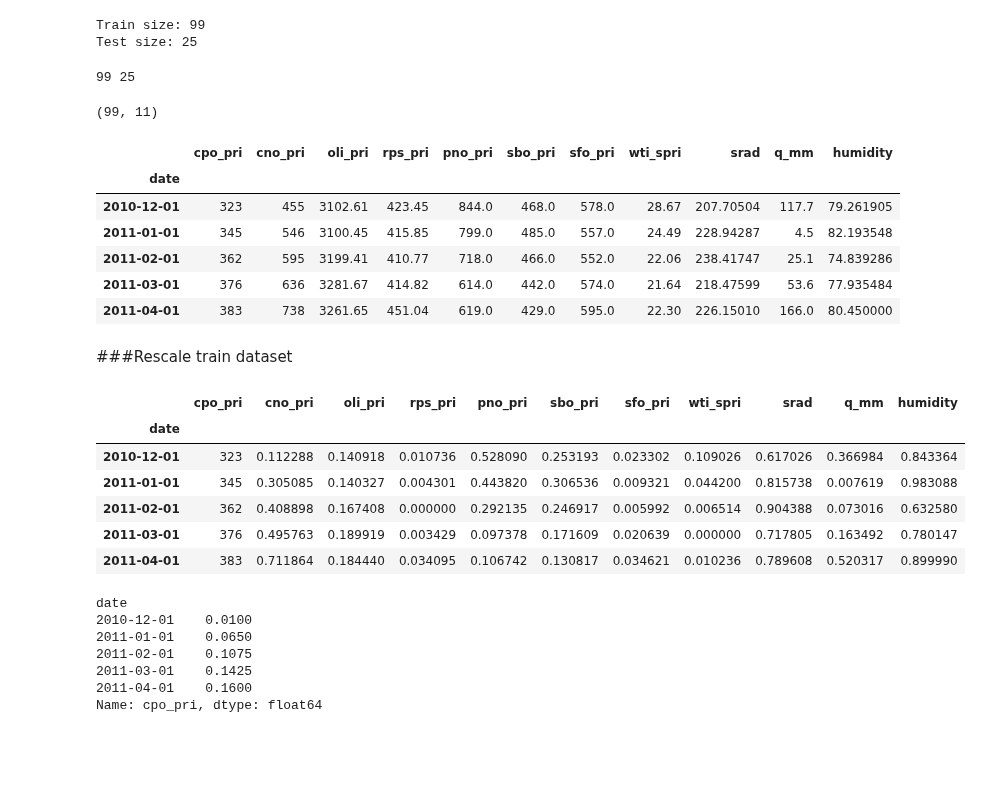
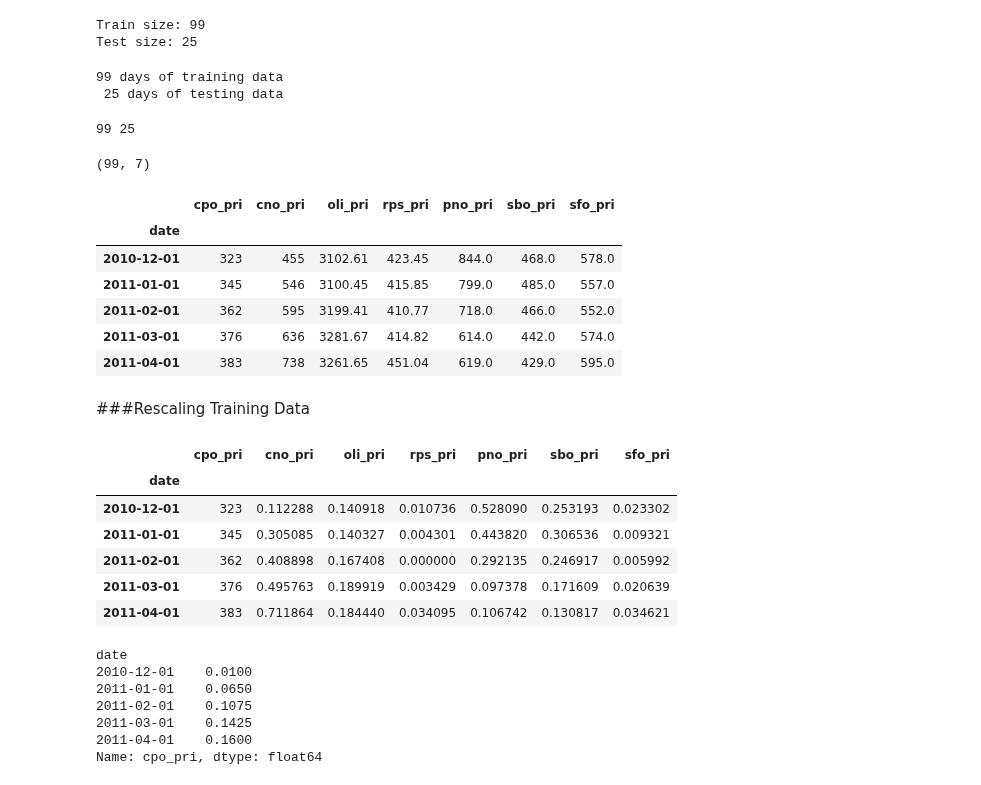
Before and after one commit to mofuoku417/Machine-Learning-Techniques-for-Multivariate-Time-Series-Forecasting-of-Crude-Palm-Oil-Prices, a Jupyter notebook: MV_LSTM.ipynb, the cells around one changed output. Saved outputs shown, nothing was run; the diff lists cells and outputs as text; code cells hidden in the pictures; blank space fills up the shorter version.

```diff
--- a/MV_LSTM.ipynb
+++ b/MV_LSTM.ipynb
@@ -57,7 +103,7 @@ def RMSE(y_true, y_pred):
 ###Load the Cleaned Data from Github
 # %%
 from pandas import read_csv
-path = 'https://raw.githubusercontent.com/mofuoku417/Machine-Learning-Techniques-for-Multivariate-Time-Series-Forecasting-of-Crude-Palm-Oil-Prices/main/Cleaned_data/df_final.csv'
+path = 'https://raw.githubusercontent.com/mofuoku417/Machine-Learning-Techniques-for-Multivariate-Time-Series-Forecasting-of-Crude-Palm-Oil-Prices/main/Cleaned_data/FS_2.csv'
 df = read_csv(path)
 df.head()
 # %% [output]
@@ -70,3 +116,6 @@ df.head()
 # %%
-df.index = pd.to_datetime(df['date'], format='%Y.%m.%d')
-del df['date']
+df['date']=pd.to_datetime(df['date'])
+#del df['date']
+# %%
+df.set_index('date', inplace=True)
+df.info()
@@ -154,6 +168,14 @@ print('Test size:', len(test))
 # %% [output]
 Train size: 99
 Test size: 25
+# %%
+split_date = '2019-02'
+df_training = df.loc[df.index <= split_date]
+df_test = df.loc[df.index > split_date]
+print(f"{len(df_training)} days of training data \n {len(df_test)} days of testing data ")
+# %% [output]
+99 days of training data
+ 25 days of testing data
 # %%
 train, test = df.iloc[0:train_size], df.iloc[train_size:len(df)]
 print(len(train), len(test))
@@ -163,32 +185,30 @@ print(len(train), len(test))
 print(train.shape)
 train.head()
 # %% [output]
-(99, 11)
+(99, 7)
-|  | cpo_pri | cno_pri | oli_pri | rps_pri | pno_pri | sbo_pri | sfo_pri | wti_spri | srad | q_mm | humidity |
-| date |  |  |  |  |  |  |  |  |  |  |  |
-| 2010-12-01 | 323 | 455 | 3102.61 | 423.45 | 844.0 | 468.0 | 578.0 | 28.67 | 207.70504 | 117.7 | 79.261905 |
-| 2011-01-01 | 345 | 546 | 3100.45 | 415.85 | 799.0 | 485.0 | 557.0 | 24.49 | 228.94287 | 4.5 | 82.193548 |
-| 2011-02-01 | 362 | 595 | 3199.41 | 410.77 | 718.0 | 466.0 | 552.0 | 22.06 | 238.41747 | 25.1 | 74.839286 |
-| 2011-03-01 | 376 | 636 | 3281.67 | 414.82 | 614.0 | 442.0 | 574.0 | 21.64 | 218.47599 | 53.6 | 77.935484 |
-| 2011-04-01 | 383 | 738 | 3261.65 | 451.04 | 619.0 | 429.0 | 595.0 | 22.30 | 226.15010 | 166.0 | 80.450000 |
+|  | cpo_pri | cno_pri | oli_pri | rps_pri | pno_pri | sbo_pri | sfo_pri |
+| date |  |  |  |  |  |  |  |
+| 2010-12-01 | 323 | 455 | 3102.61 | 423.45 | 844.0 | 468.0 | 578.0 |
+| 2011-01-01 | 345 | 546 | 3100.45 | 415.85 | 799.0 | 485.0 | 557.0 |
+| 2011-02-01 | 362 | 595 | 3199.41 | 410.77 | 718.0 | 466.0 | 552.0 |
+| 2011-03-01 | 376 | 636 | 3281.67 | 414.82 | 614.0 | 442.0 | 574.0 |
+| 2011-04-01 | 383 | 738 | 3261.65 | 451.04 | 619.0 | 429.0 | 595.0 |
-# %% [markdown]
-###Rescale train dataset
+# %% [markdown]
+###Rescaling Training Data
 # %%
-#f_transformer = RobustScaler()
 f_transformer = MinMaxScaler()
-feature_columns = ['cno_pri', 'oli_pri', 'rps_pri', 'pno_pri', 'sbo_pri', 'sfo_pri',
-                   'wti_spri', 'srad', 'q_mm', 'humidity']
+feature_columns = ['cno_pri', 'oli_pri', 'rps_pri', 'pno_pri', 'sbo_pri', 'sfo_pri']
 f_transformer = f_transformer.fit(train[feature_columns].to_numpy())
 train.loc[:, feature_columns] = f_transformer.transform(train[feature_columns].to_numpy())
 train.head()
 # %% [output]
-|  | cpo_pri | cno_pri | oli_pri | rps_pri | pno_pri | sbo_pri | sfo_pri | wti_spri | srad | q_mm | humidity |
-| date |  |  |  |  |  |  |  |  |  |  |  |
-| 2010-12-01 | 323 | 0.112288 | 0.140918 | 0.010736 | 0.528090 | 0.253193 | 0.023302 | 0.109026 | 0.617026 | 0.366984 | 0.843364 |
-| 2011-01-01 | 345 | 0.305085 | 0.140327 | 0.004301 | 0.443820 | 0.306536 | 0.009321 | 0.044200 | 0.815738 | 0.007619 | 0.983088 |
-| 2011-02-01 | 362 | 0.408898 | 0.167408 | 0.000000 | 0.292135 | 0.246917 | 0.005992 | 0.006514 | 0.904388 | 0.073016 | 0.632580 |
-| 2011-03-01 | 376 | 0.495763 | 0.189919 | 0.003429 | 0.097378 | 0.171609 | 0.020639 | 0.000000 | 0.717805 | 0.163492 | 0.780147 |
-| 2011-04-01 | 383 | 0.711864 | 0.184440 | 0.034095 | 0.106742 | 0.130817 | 0.034621 | 0.010236 | 0.789608 | 0.520317 | 0.899990 |
+|  | cpo_pri | cno_pri | oli_pri | rps_pri | pno_pri | sbo_pri | sfo_pri |
+| date |  |  |  |  |  |  |  |
+| 2010-12-01 | 323 | 0.112288 | 0.140918 | 0.010736 | 0.528090 | 0.253193 | 0.023302 |
+| 2011-01-01 | 345 | 0.305085 | 0.140327 | 0.004301 | 0.443820 | 0.306536 | 0.009321 |
+| 2011-02-01 | 362 | 0.408898 | 0.167408 | 0.000000 | 0.292135 | 0.246917 | 0.005992 |
+| 2011-03-01 | 376 | 0.495763 | 0.189919 | 0.003429 | 0.097378 | 0.171609 | 0.020639 |
+| 2011-04-01 | 383 | 0.711864 | 0.184440 | 0.034095 | 0.106742 | 0.130817 | 0.034621 |
 # %%
 cpo_pri_transformer = MinMaxScaler()
 cpo_pri_transformer = cpo_pri_transformer.fit(train[['cpo_pri']])
```
Also changed, not shown: parts of 83 cells of this notebook.
